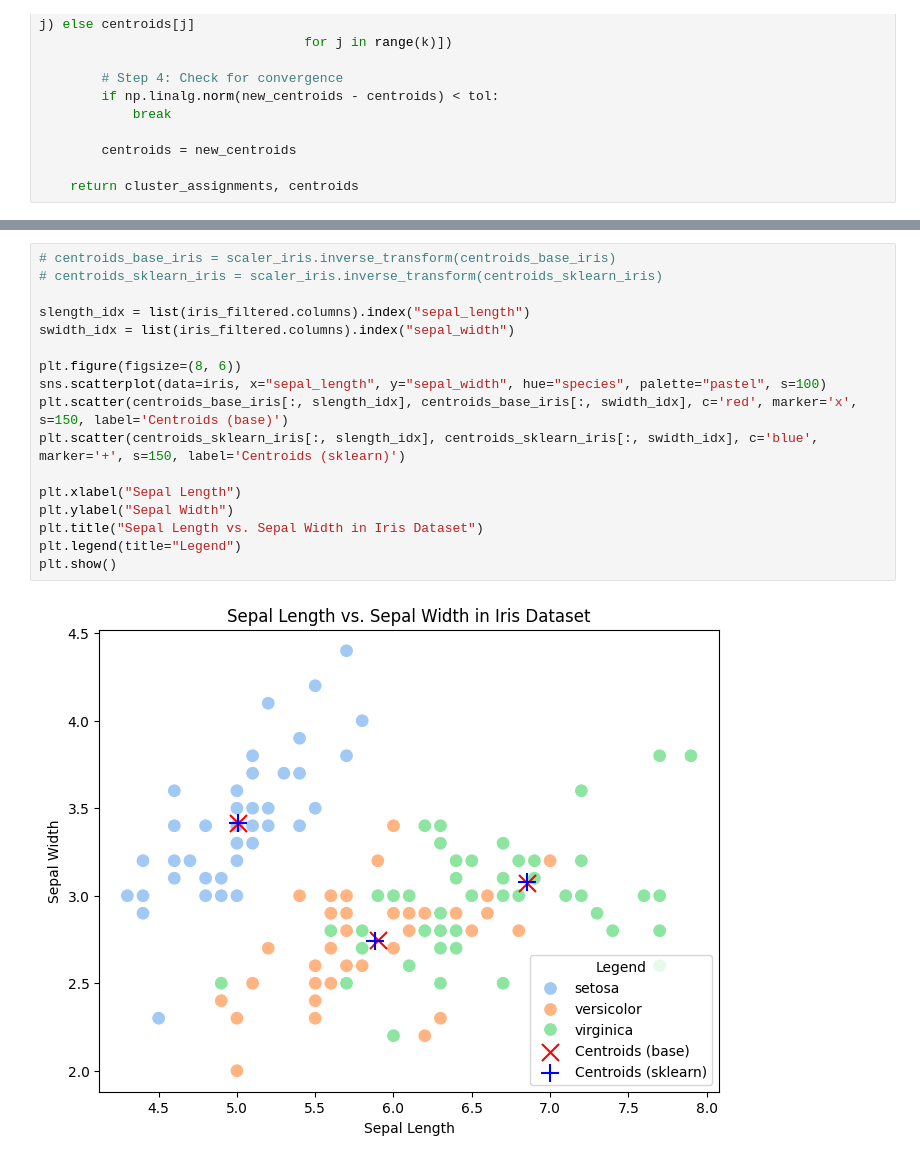
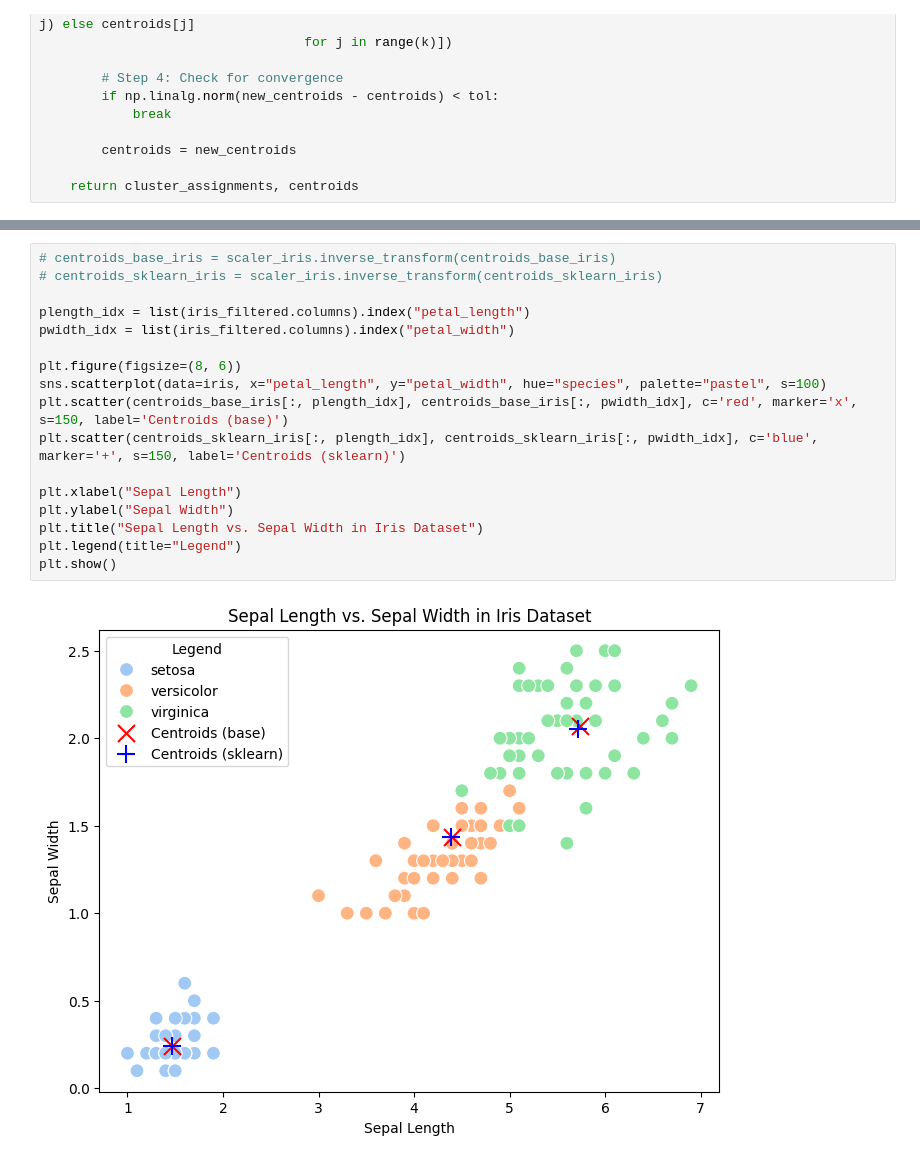
Before and after one commit to mirchandani-mohnish/ClusterMetrics, a Jupyter notebook: kmeans.ipynb, the cells around one changed output, grey strips where cells are left out. Cells and saved outputs as stored; diff of their text form.

```diff
--- a/kmeans.ipynb
+++ b/kmeans.ipynb
@@ -74,20 +85,20 @@ Silhouette score (sklearn): 0.5509643746707443
 # %%
 # centroids_base_iris = scaler_iris.inverse_transform(centroids_base_iris)
 # centroids_sklearn_iris = scaler_iris.inverse_transform(centroids_sklearn_iris)
 
-slength_idx = list(iris_filtered.columns).index("sepal_length")
-swidth_idx = list(iris_filtered.columns).index("sepal_width")
+plength_idx = list(iris_filtered.columns).index("petal_length")
+pwidth_idx = list(iris_filtered.columns).index("petal_width")
 
 plt.figure(figsize=(8, 6))
-sns.scatterplot(data=iris, x="sepal_length", y="sepal_width", hue="species", palette="pastel", s=100)
-plt.scatter(centroids_base_iris[:, slength_idx], centroids_base_iris[:, swidth_idx], c='red', marker='x', s=150, label='Centroids (base)')
-plt.scatter(centroids_sklearn_iris[:, slength_idx], centroids_sklearn_iris[:, swidth_idx], c='blue', marker='+', s=150, label='Centroids (sklearn)')
+sns.scatterplot(data=iris, x="petal_length", y="petal_width", hue="species", palette="pastel", s=100)
+plt.scatter(centroids_base_iris[:, plength_idx], centroids_base_iris[:, pwidth_idx], c='red', marker='x', s=150, label='Centroids (base)')
+plt.scatter(centroids_sklearn_iris[:, plength_idx], centroids_sklearn_iris[:, pwidth_idx], c='blue', marker='+', s=150, label='Centroids (sklearn)')
 
 plt.xlabel("Sepal Length")
 plt.ylabel("Sepal Width")
 plt.title("Sepal Length vs. Sepal Width in Iris Dataset")
 plt.legend(title="Legend")
 plt.show()
 # %% [output]
-[figure, old version]
+[figure, new version]
 # %%
```
Also changed, not shown: parts of 10 cells of this notebook.
